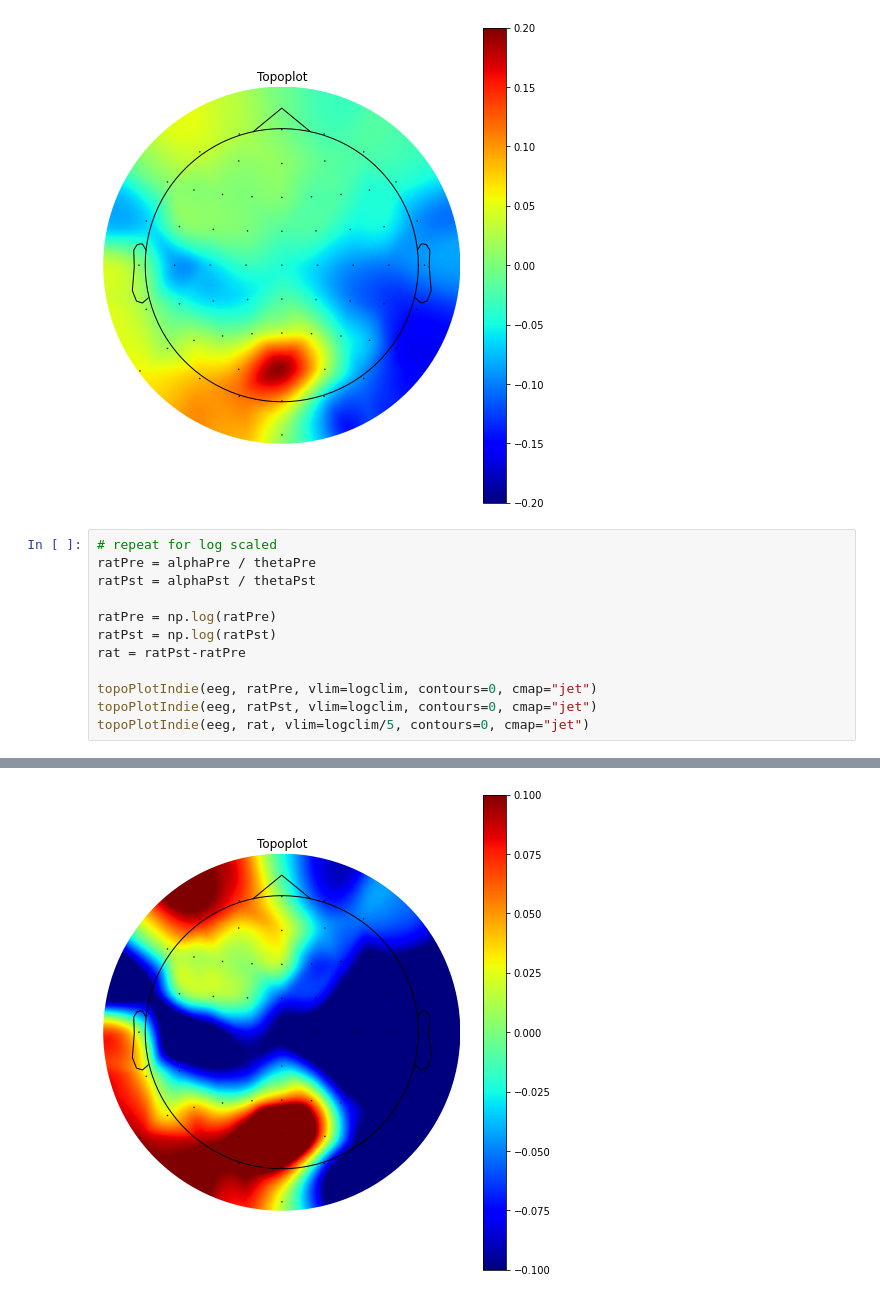
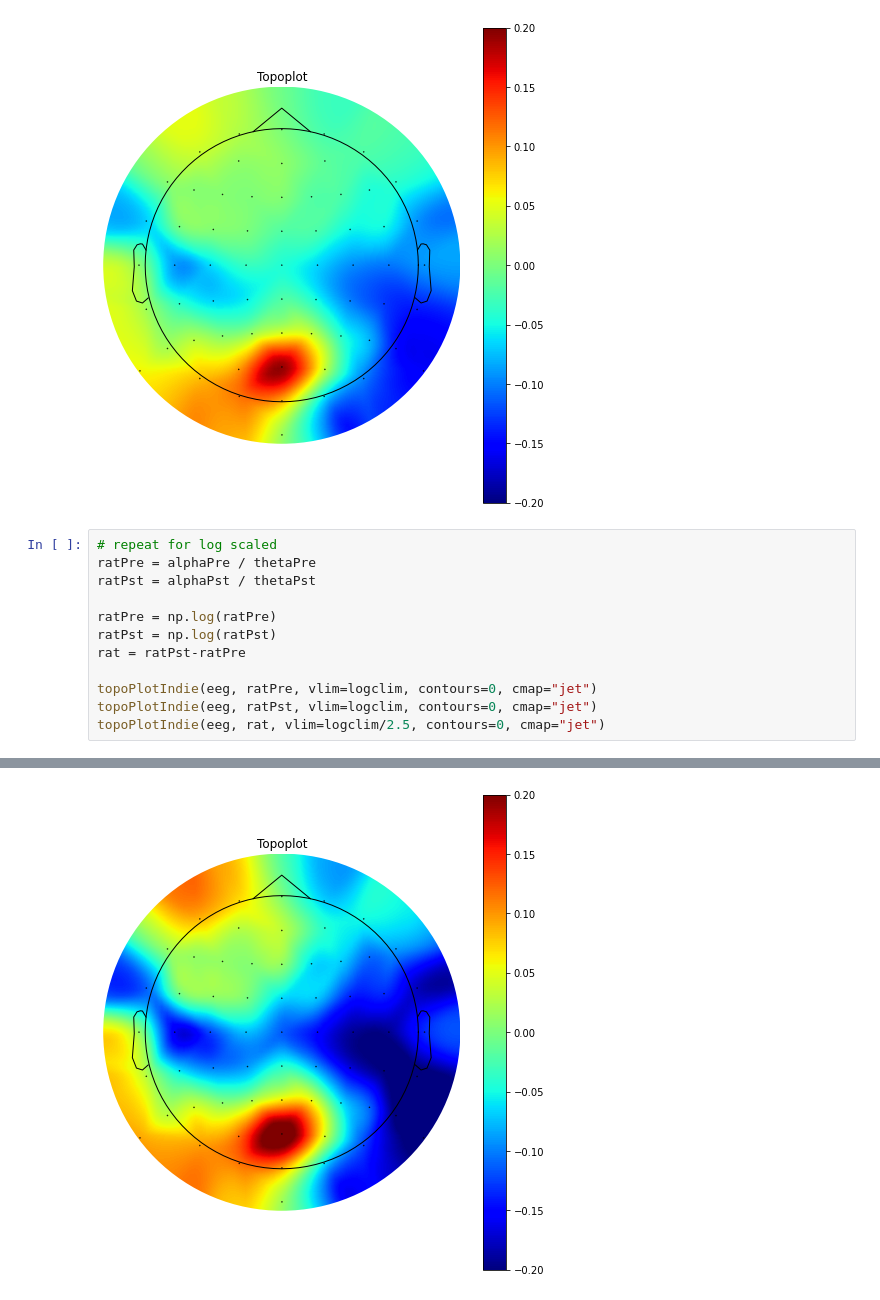
Before and after one commit to dxganta/Neural-Signal-Processing-Analysis, a Jupyter notebook: Section 6/NTSA_spectral_project2.ipynb, the cells around one changed output, grey strips where cells are left out. Cells and saved outputs as stored; diff of their text form.

```diff
--- a/Section 6/NTSA_spectral_project2.ipynb
+++ b/Section 6/NTSA_spectral_project2.ipynb
@@ -81,16 +81,16 @@ topoPlotIndie(eeg, rat, vlim=np.array([-1,1]) * 0.2, contours=0, cmap="jet")
 # %%
 # repeat for log scaled
 ratPre = alphaPre / thetaPre
 ratPst = alphaPst / thetaPst
 
 ratPre = np.log(ratPre)
 ratPst = np.log(ratPst)
 rat = ratPst-ratPre
 
 topoPlotIndie(eeg, ratPre, vlim=logclim, contours=0, cmap="jet")
 topoPlotIndie(eeg, ratPst, vlim=logclim, contours=0, cmap="jet")
-topoPlotIndie(eeg, rat, vlim=logclim/5, contours=0, cmap="jet")
+topoPlotIndie(eeg, rat, vlim=logclim/2.5, contours=0, cmap="jet")
 # %% [output]
 [figure]
 [figure]
-[figure, old version]
+[figure, new version]
```
Also changed, not shown: parts of 2 cells of this notebook.
